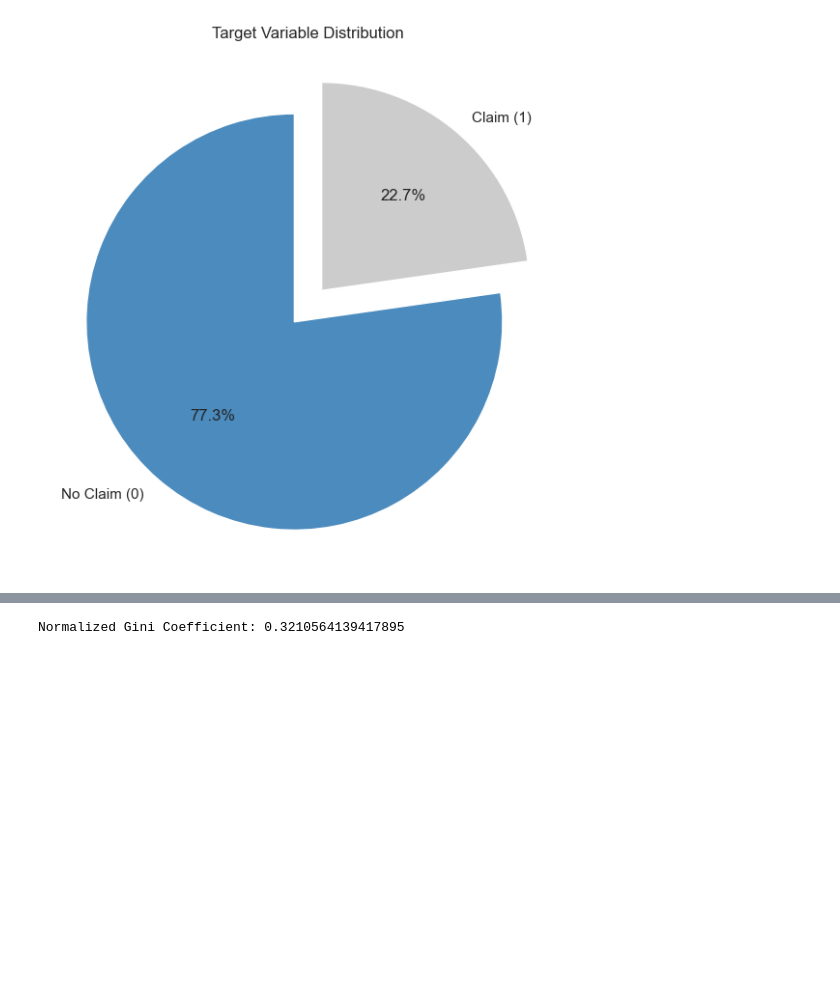
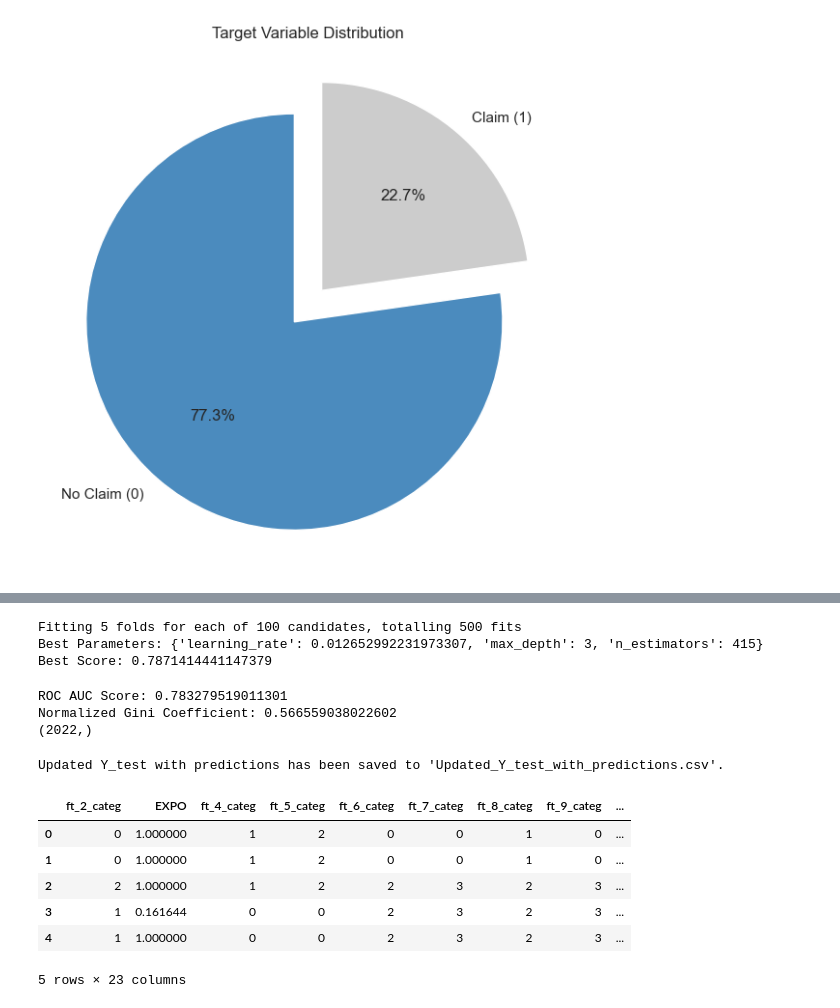
Before and after one commit to MouadBouaicha/Building-Claim-Prediction, a Jupyter notebook: main.ipynb, the cells around one changed output, grey strips where cells are left out. Drawn from its saved outputs; the diff is of its cells as text; code cells hidden in the pictures; blank space fills up the shorter version.

```diff
--- a/main.ipynb
+++ b/main.ipynb
@@ -351,25 +324,41 @@ from sklearn.metrics import roc_auc_score
+# %%
+
+# Initialize the estimator
+xgb_model = xgb.XGBClassifier(use_label_encoder=False, eval_metric='logloss')
+
+# Setup cross-validation method
+cv = StratifiedKFold(n_splits=5)
+
+# Initialize RandomizedSearchCV
+random_search = RandomizedSearchCV(estimator=xgb_model, param_distributions=param_dist, n_iter=100, cv=cv, scoring='accuracy', verbose=1, random_state=42)
+
+# Fit RandomizedSearchCV
+random_search.fit(X, y)
+
+# Best parameters and score
+print("Best Parameters:", random_search.best_params_)
+print("Best Score:", random_search.best_score_)
+# %% [output]
+Fitting 5 folds for each of 100 candidates, totalling 500 fits
+Best Parameters: {'learning_rate': 0.012652992231973307, 'max_depth': 3, 'n_estimators': 415}
+Best Score: 0.7871414441147379
 # %%
+# Assuming 'X' is your features and 'y' is your target variable
+X_train, X_test, y_train, y_test = train_test_split(X, y, test_size=0.2, random_state=42, stratify=y)
 
-# Split the dataset into features and target variable
-X = df.drop(columns=['target'])
-y = df['target']
+# Get the prediction probabilities for the positive class
+y_probs = random_search.predict_proba(X_test)[:, 1]
 
-# Split the data into training and test sets
-X_train, X_test, y_train, y_test = train_test_split(X, y, test_size=0.1, random_state=42)
-
-# Initialize and train the XGBoost classifier
-model = xgb.XGBClassifier()
-model.fit(X_train, y_train)
-
-# Predict probabilities for the test set
-y_pred_proba = model.predict_proba(X_test)[:, 1]
-
-# Calculate ROC AUC score
-roc_auc = roc_auc_score(y_test, y_pred_proba)
+# Calculate the ROC AUC score
+roc_auc = roc_auc_score(y_test, y_probs)
 
 # Calculate the normalized Gini coefficient
 normalized_gini = 2 * roc_auc - 1
 
-print(f"Normalized Gini Coefficient: {normalized_gini}")
+print("ROC AUC Score:", roc_auc)
+print("Normalized Gini Coefficient:", normalized_gini)
+print(y_probs.shape)
 # %% [output]
-Normalized Gini Coefficient: 0.3210564139417895
+ROC AUC Score: 0.783279519011301
+Normalized Gini Coefficient: 0.566559038022602
+(2022,)
@@ -375,0 +412,26 @@ Normalized Gini Coefficient: 0.3210564139417895
+# %%
+df_test, Y_test = preprocessing_X_test(X_test)
+Y_test.to_csv('Y_test.csv', index=False)
+
+# Assuming you have Y_test ready from previous steps and y_probs obtained
+Y_test['target']  = random_search.predict_proba(X_test)[:, 1]
+# Update the 'target' column in Y_test with the prediction probabilities
+
+
+# Now Y_test contains the Identifiant and the predicted probabilities in 'target'
+# Save Y_test to a CSV file
+Y_test.to_csv('Y_prediction.csv', index=True)
+
+print("Updated Y_test with predictions has been saved to 'Updated_Y_test_with_predictions.csv'.")
+# %% [output]
+Updated Y_test with predictions has been saved to 'Updated_Y_test_with_predictions.csv'.
+# %%
+X_test.head()
+# %% [output]
+|  | ft_2_categ | EXPO | ft_4_categ | ft_5_categ | ft_6_categ | ft_7_categ | ft_8_categ | ft_9_categ | ... |
+| 0 | 0 | 1.000000 | 1 | 2 | 0 | 0 | 1 | 0 | ... |
+| 1 | 0 | 1.000000 | 1 | 2 | 0 | 0 | 1 | 0 | ... |
+| 2 | 2 | 1.000000 | 1 | 2 | 2 | 3 | 2 | 3 | ... |
+| 3 | 1 | 0.161644 | 0 | 0 | 2 | 3 | 2 | 3 | ... |
+| 4 | 1 | 1.000000 | 0 | 0 | 2 | 3 | 2 | 3 | ... |
+5 rows × 23 columns
```
Also changed, not shown: parts of 17 cells of this notebook, 4 other files.
